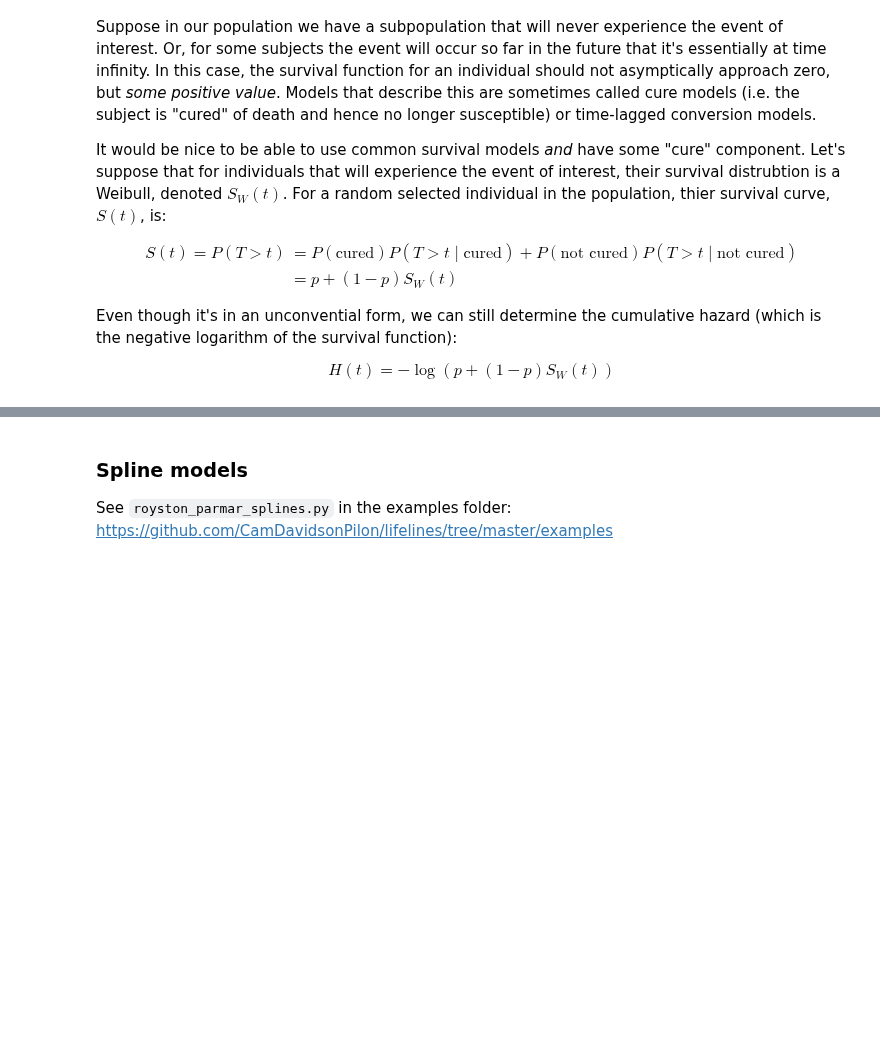
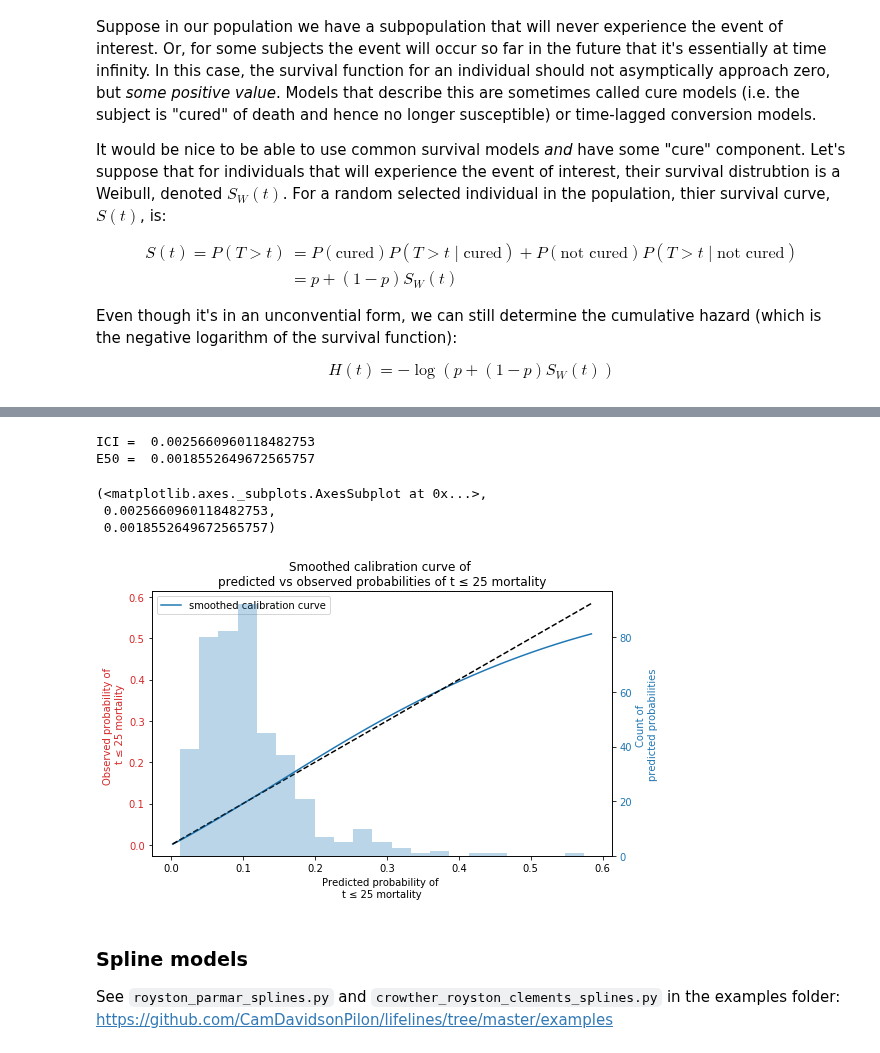
Before and after one commit to CamDavidsonPilon/lifelines, a Jupyter notebook: docs/jupyter_notebooks/Custom Regression Models.ipynb, the cells around one changed output, grey strips where cells are left out. Drawn from its saved outputs; the diff is of its cells as text; code cells hidden in the pictures; blank space fills up the shorter version.

```diff
--- a/docs/jupyter_notebooks/Custom Regression Models.ipynb
+++ b/docs/jupyter_notebooks/Custom Regression Models.ipynb
@@ -223,4 +164,17 @@ cm.plot_covariate_groups(['age'], values=np.arange(20, 50, 5), cmap='coolwarm',
+# %%
+from lifelines.calibration import survival_probability_calibration
+
+fig, ax = plt.subplots(figsize=(8, 5))
+
+survival_probability_calibration(cm, rossi, 25, ax=ax)
+# %% [output]
+ICI =  0.0025660960118482753
+E50 =  0.0018552649672565757
+(<matplotlib.axes._subplots.AxesSubplot at 0x...>,
+ 0.0025660960118482753,
+ 0.0018552649672565757)
+[figure, added]
 # %% [markdown]
 ### Spline models
 
-See `royston_parmar_splines.py` in the examples folder: https://github.com/CamDavidsonPilon/lifelines/tree/master/examples
+See `royston_parmar_splines.py` and `crowther_royston_clements_splines.py` in the examples folder: https://github.com/CamDavidsonPilon/lifelines/tree/master/examples
```
Also changed, not shown: parts of 9 cells of this notebook, 2 other files.
